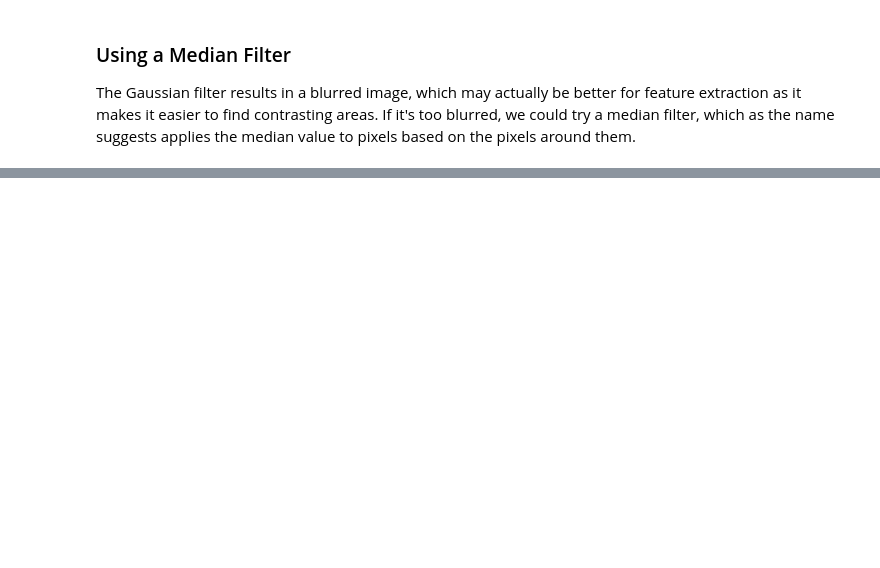
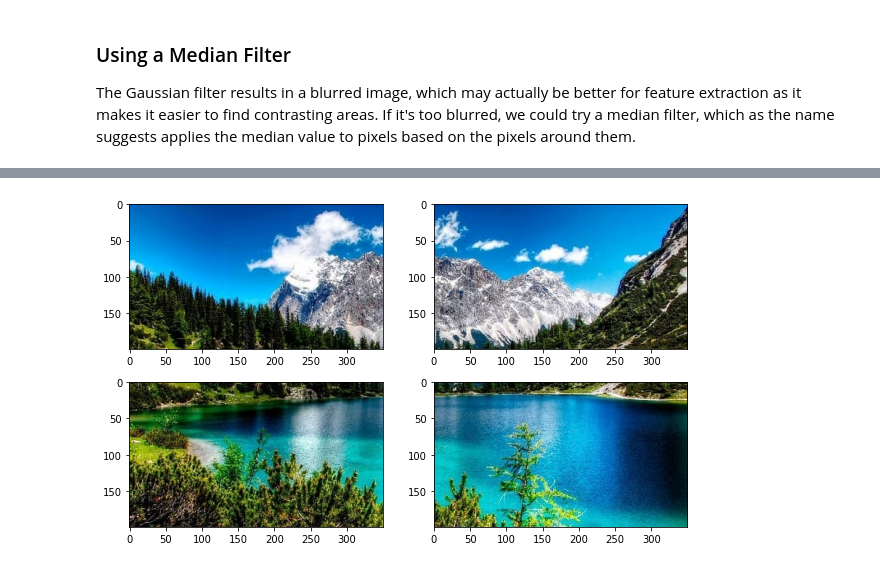
Before and after one commit to Ivanrs297/machine-learning-projects, a Jupyter notebook: computer-vision/course/2_image_enhancement.ipynb, the cells around one changed output, grey strips where cells are left out. Cells and saved outputs as stored; diff of their text form; code cells hidden in the pictures; blank space fills up the shorter version.

```diff
--- a/computer-vision/course/2_image_enhancement.ipynb
+++ b/computer-vision/course/2_image_enhancement.ipynb
@@ -206,0 +170,22 @@ plt.imshow(img3_edge, cmap="gray")
+# %%
+fig = plt.figure(figsize=(10, 6))
+
+plt.subplot(2,2,1)
+img = Image.open(f'data/image_01_01.png')
+plt.imshow(img)
+
+plt.subplot(2,2,2)
+img = Image.open(f'data/image_01_02.png')
+plt.imshow(img)
+
+plt.subplot(2,2,3)
+img = Image.open(f'data/image_02_01.png')
+plt.imshow(img)
+
+plt.subplot(2,2,4)
+img = Image.open(f'data/image_02_02.png')
+plt.imshow(img)
+
+plt.show()
+# %% [output]
+[figure, added]
```
Also changed, not shown: parts of 24 cells of this notebook, 12 other files.
